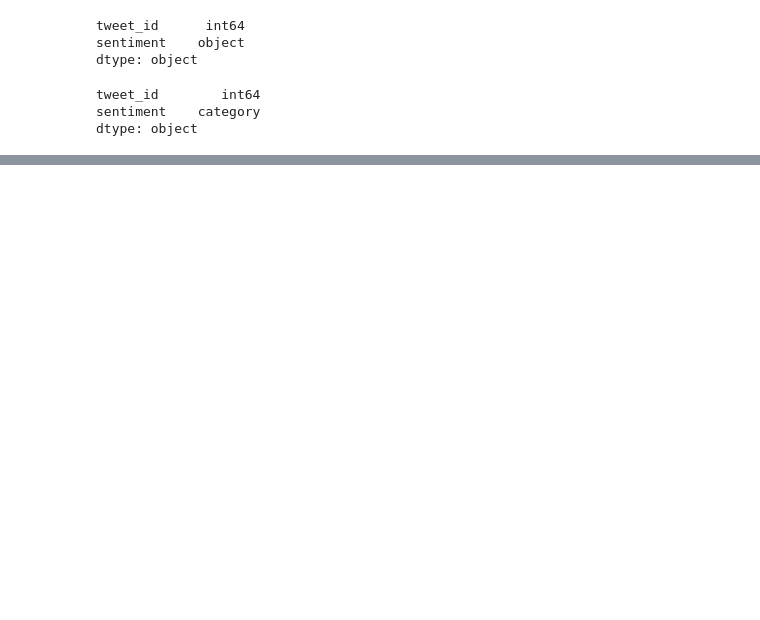
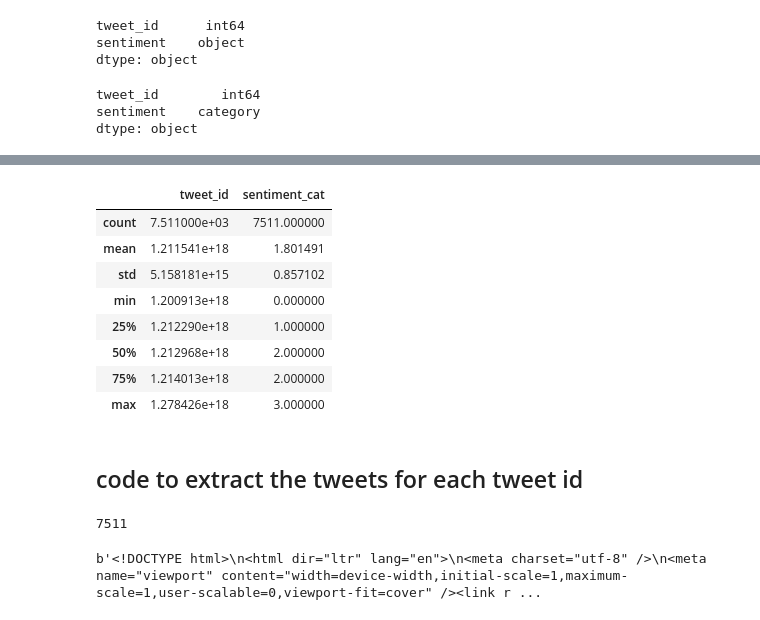
Before and after one commit to liyaSileshi/amharic-sentiment-analysis, a Jupyter notebook: EDA.ipynb, the cells around one changed output, grey strips where cells are left out. Cells and saved outputs as stored; diff of their text form; code cells hidden in the pictures; blank space fills up the shorter version.

Commit message:
added file to extract tweet using twitter API

```diff
--- a/EDA.ipynb
+++ b/EDA.ipynb
@@ -87,3 +89,7 @@ df_train.dtypes
 tweet_id        int64
 sentiment    category
 dtype: object
+# %%
+# use cat.code to encode each variable
+df_train["sentiment_cat"] = df_train["sentiment"].cat.codes
+df_train.head()
@@ -89,0 +103,33 @@ dtype: object
+# %%
+#now do summary on the updated dataframe
+df_train.describe()
+# %% [output]
+|  | tweet_id | sentiment_cat |
+| count | 7.511000e+03 | 7511.000000 |
+| mean | 1.211541e+18 | 1.801491 |
+| std | 5.158181e+15 | 0.857102 |
+| min | 1.200913e+18 | 0.000000 |
+| 25% | 1.212290e+18 | 1.000000 |
+| 50% | 1.212968e+18 | 2.000000 |
+| 75% | 1.214013e+18 | 2.000000 |
+| max | 1.278426e+18 | 3.000000 |
+# %% [markdown]
+## code to extract the tweets for each tweet id
+# %%
+len(df_test)
+# %% [output]
+7511
+# %%
+#loop through each tweet id
+
+# https://twitter.com/evan_greer/status/#tweet_id
+# 1213084822521950209
+
+# https://twitter.com/liyaSileshi/status/1212766574337150976
+import urllib.request
+contents = urllib.request.urlopen("https://twitter.com/liyaSileshi/status/1212766574337150976").read()
+print(contents)
+# for i in range(len(df_test)):
+#     print(https://twitter.com/liyaSileshi/status/df_test["tweet_id"])
+# %% [output]
+b'<!DOCTYPE html>\n<html dir="ltr" lang="en">\n<meta charset="utf-8" />\n<meta name="viewport" content="width=device-width,initial-scale=1,maximum-scale=1,user-scalable=0,viewport-fit=cover" /><link r ...
```
Also changed, not shown: parts of 3 cells of this notebook, 3 other files.
